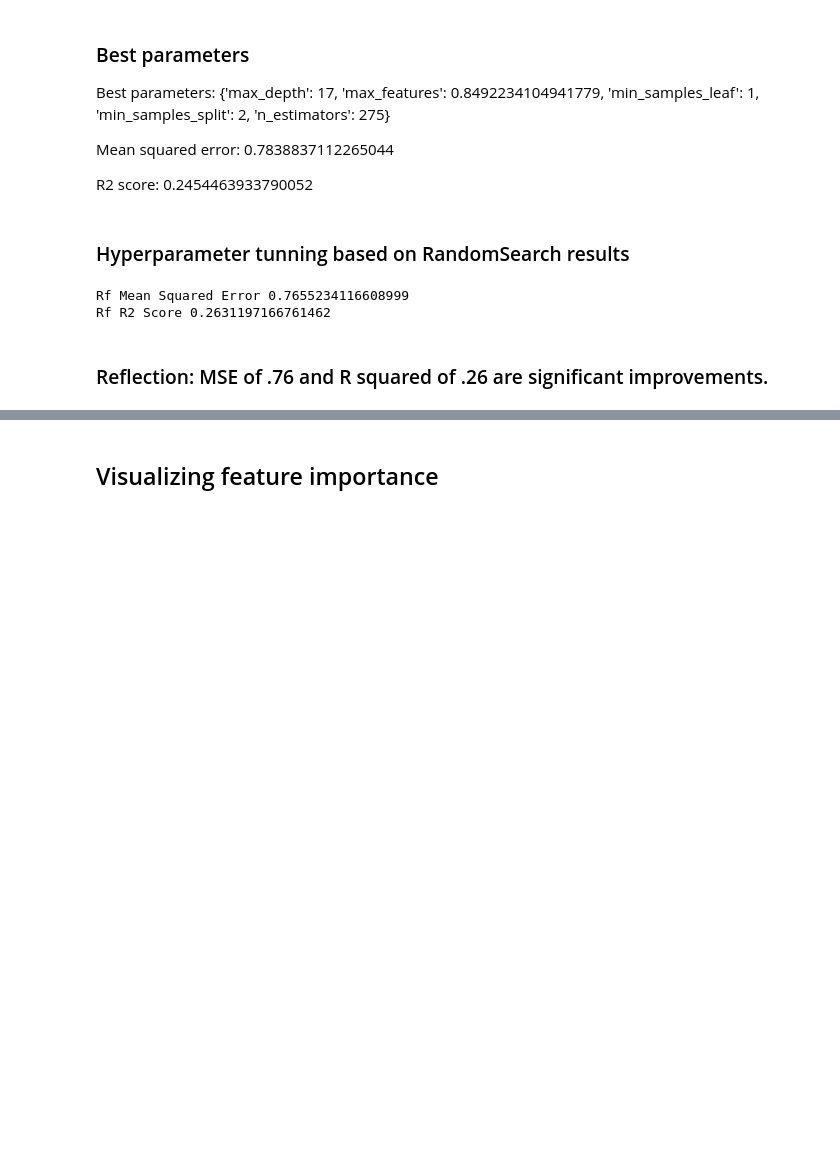
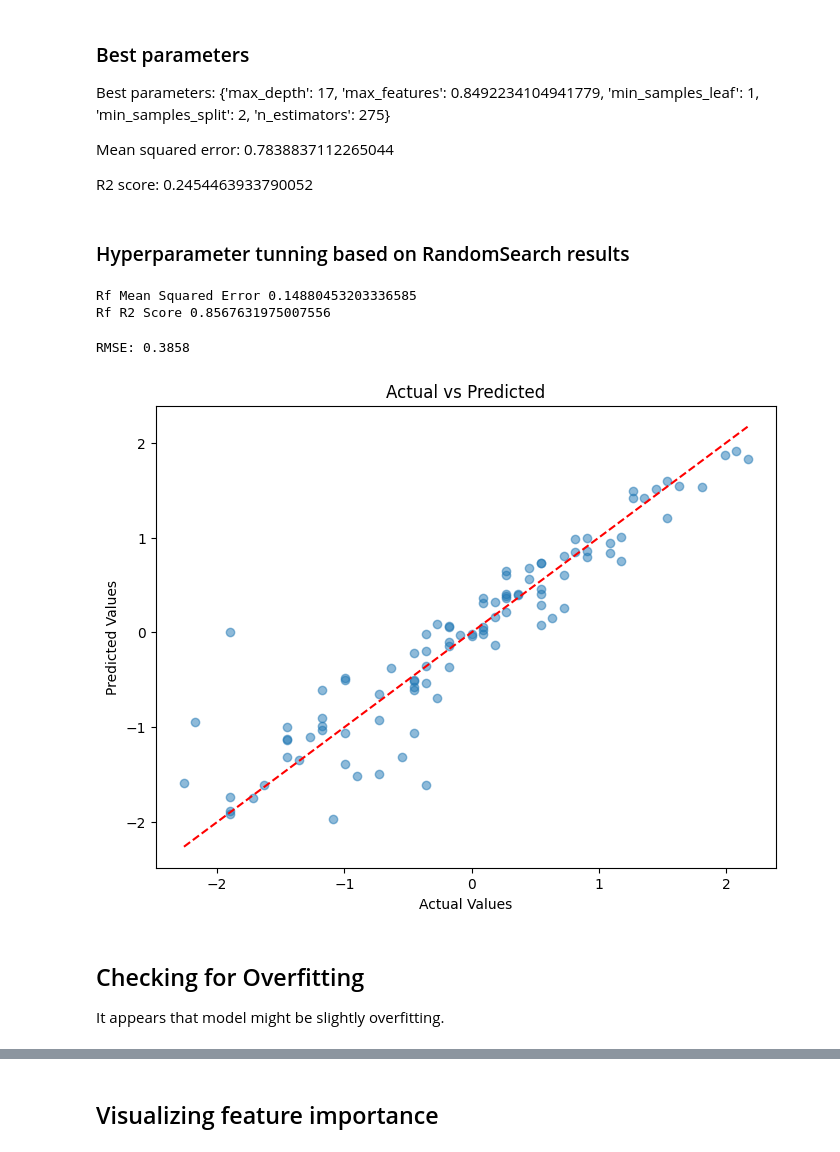
Before and after one commit to Xninety-nine/Capstone_2_Student_data, a Jupyter notebook: Machine_Learning.ipynb, the cells around one changed output, grey strips where cells are left out. Drawn from its saved outputs; the diff is of its cells as text; code cells hidden in the pictures; blank space fills up the shorter version.

```diff
--- a/Machine_Learning.ipynb
+++ b/Machine_Learning.ipynb
@@ -69,7 +69,7 @@ Index(['sex', 'age', 'address', 'famsize', 'Pstatus', 'Medu', 'Fedu',
 # %% [markdown]
 ## Train_test_split
 # %%
-X = df_encoded.drop(['G1','G2','G3','failures','absences %','average_grade','grade_category','absences_category'], axis=1) #dropping target variables (Semesters 1-3 grades) also dropping (failures) since its obvious that if they failed they would have low grades
+X = df_encoded.drop(['G2','G3','failures','absences %','average_grade','grade_category','absences_category'], axis=1) #dropping target variables (Semesters 1-3 grades) also dropping (failures) since its obvious that if they failed they would have low grades
 
 y = df_encoded['average_grade']
 #y = df_encoded[['G1','G2','G3']] #my target variables
@@ -258,7 +258,7 @@ R2 score: 0.2454463933790052
 
 #initialize the random forest regressor
 
-rf = RandomForestRegressor(n_estimators=216, max_depth=28, max_features= 0.7951861947687037, min_samples_leaf= 3, min_samples_split= 6, random_state=22)
+rf = RandomForestRegressor(n_estimators=275, max_depth=17, max_features= 0.8492234104941779, min_samples_leaf= 4, min_samples_split= 2, random_state=22)
 
 
 #Train model
@@ -274,7 +274,30 @@ r2_rf = r2_score(y_test, y_pred_rf)
 print('Rf Mean Squared Error', mse_rf)
 print('Rf R2 Score', r2_rf)
 # %% [output]
-Rf Mean Squared Error 0.7655234116608999
-Rf R2 Score 0.2631197166761462
+Rf Mean Squared Error 0.14880453203336585
+Rf R2 Score 0.8567631975007556
-# %% [markdown]
-### Reflection: MSE of .76 and R squared of .26 are significant improvements.
+# %%
+# Visualizing actual vs predicted
+import seaborn as sns
+
+
+# Model Validation
+y_pred = rf.predict(X_test)
+rmse = np.sqrt(mean_squared_error(y_test, y_pred))
+print(f'RMSE: {rmse:.4f}')
+
+# 2. Simple Actual vs Predicted Plot
+plt.figure(figsize=(8, 6))
+plt.scatter(y_test, y_pred, alpha=0.5)
+plt.plot([y_test.min(), y_test.max()], [y_test.min(), y_test.max()], 'r--')
+plt.xlabel('Actual Values')
+plt.ylabel('Predicted Values')
+plt.title('Actual vs Predicted')
+plt.show()
+# %% [output]
+RMSE: 0.3858
+[figure, added]
+# %% [markdown]
+## Checking for Overfitting
+
+It appears that model might be slightly overfitting.
```
Also changed, not shown: parts of 40 cells of this notebook, 2 other files.
